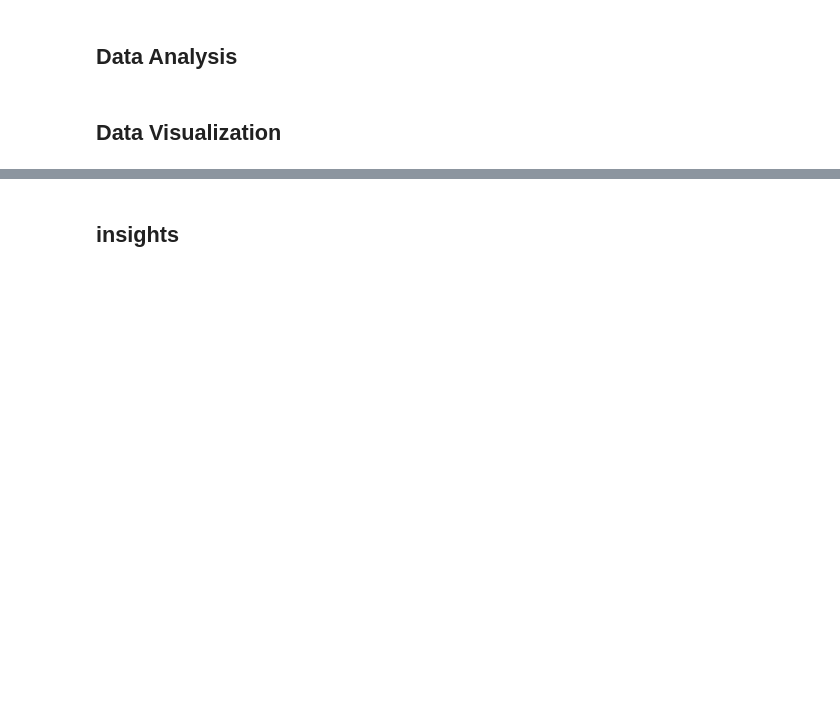
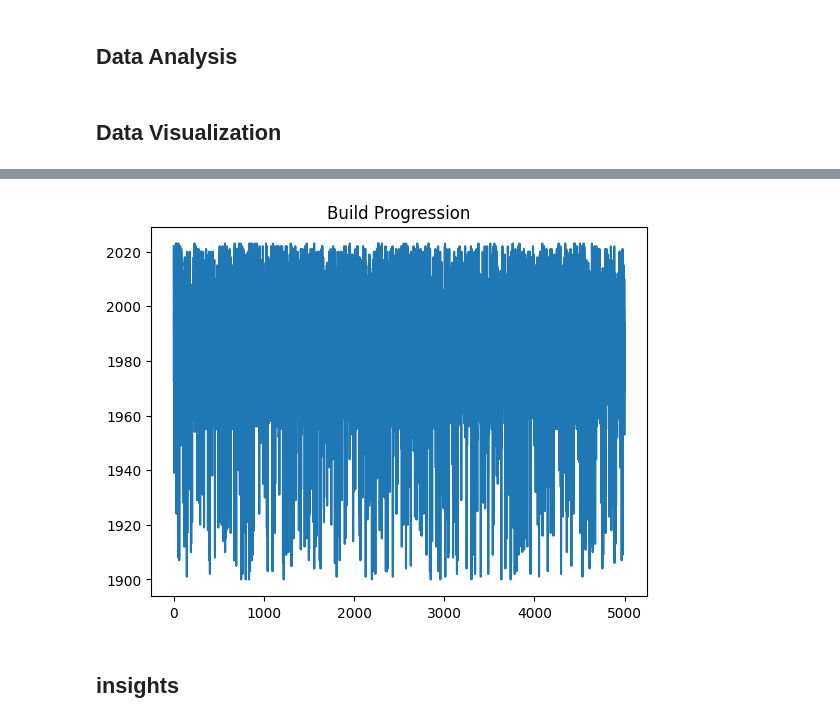
Before and after one commit to Astro0re/Data, a Jupyter notebook: Q_housing/analysis.ipynb, the cells around one changed output, grey strips where cells are left out. Saved outputs shown, nothing was run; the diff lists cells and outputs as text; code cells hidden in the pictures; blank space fills up the shorter version.

```diff
--- a/Q_housing/analysis.ipynb
+++ b/Q_housing/analysis.ipynb
@@ -108,3 +114,9 @@ Name: count, dtype: int64
+# %%
+plt.plot(data['year_built'])
+plt.title('Build Progression')
+plt.show();
+# %% [output]
+[figure, added]
 # %% [markdown]
 ## insights
 # %% [markdown]
```
Also changed, not shown: parts of 1 cell of this notebook.
